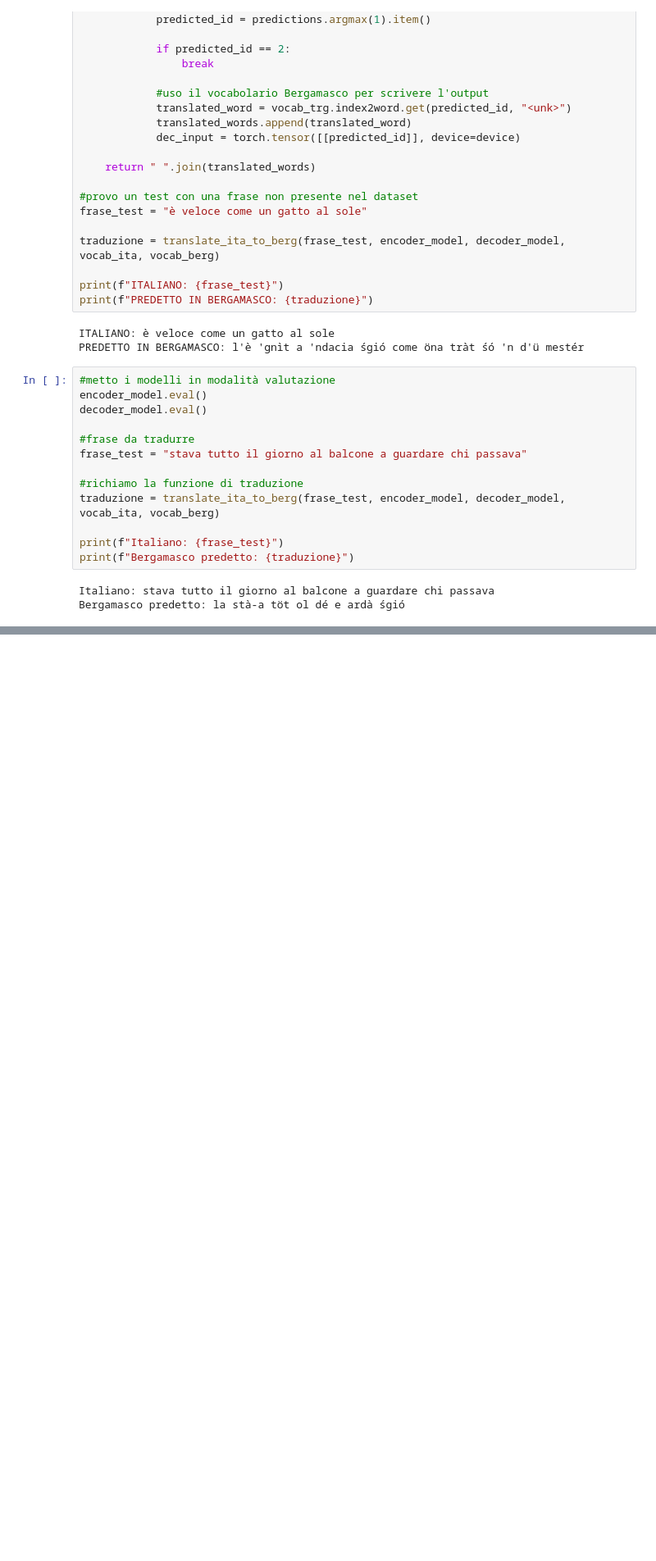
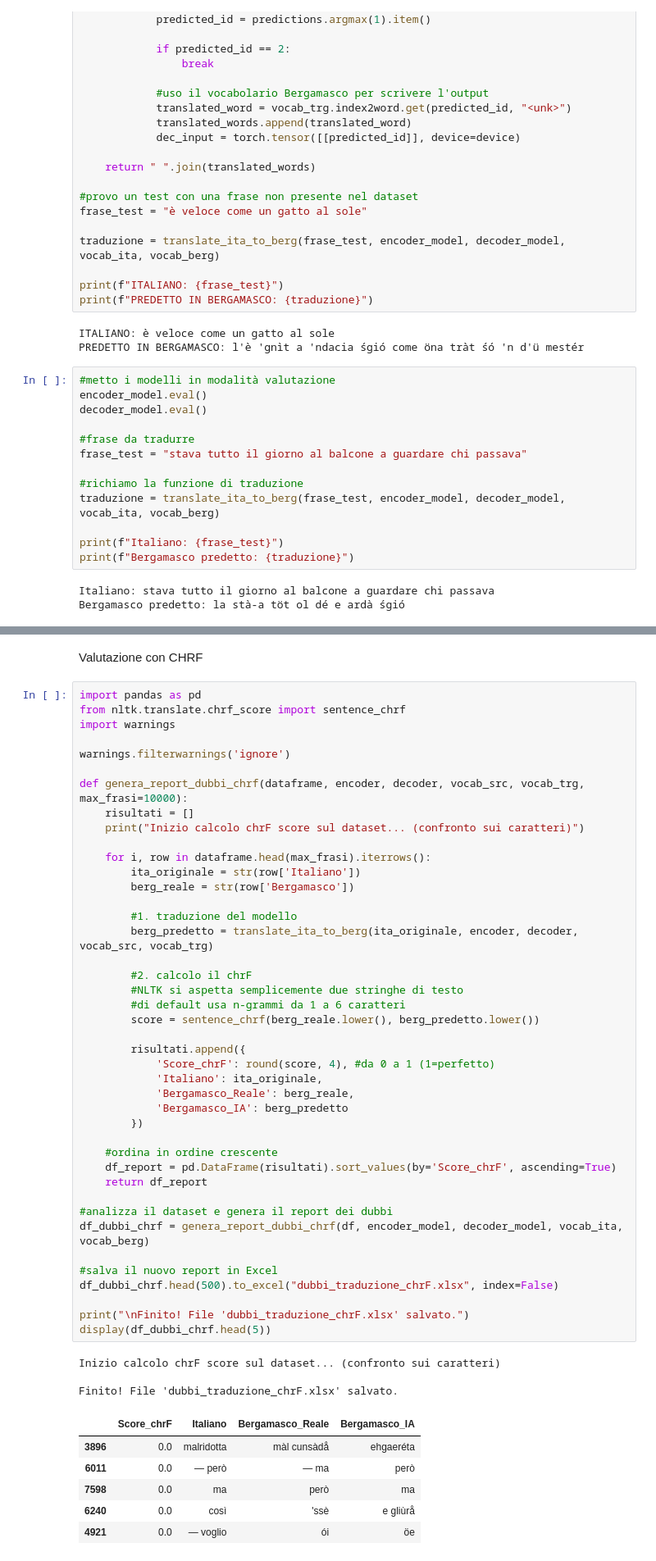
Before and after one commit to filippobonfanti/Tesi, a Jupyter notebook: 1_Modello_RNN_Attention_Ita_Berg.ipynb, the cells around one changed output, grey strips where cells are left out. Shown at 82% size. Cells and saved outputs as stored; diff of their text form; blank space fills up the shorter version.

```diff
--- a/1_Modello_RNN_Attention_Ita_Berg.ipynb
+++ b/1_Modello_RNN_Attention_Ita_Berg.ipynb
@@ -423,0 +482,54 @@ Bergamasco predetto: la stà-a töt ol dé e ardà śgió
+# %% [markdown]
+Valutazione con CHRF
+# %%
+import pandas as pd
+from nltk.translate.chrf_score import sentence_chrf
+import warnings
+
+warnings.filterwarnings('ignore')
+
+def genera_report_dubbi_chrf(dataframe, encoder, decoder, vocab_src, vocab_trg, max_frasi=10000):
+    risultati = []
+    print("Inizio calcolo chrF score sul dataset... (confronto sui caratteri)")
+
+    for i, row in dataframe.head(max_frasi).iterrows():
+        ita_originale = str(row['Italiano'])
+        berg_reale = str(row['Bergamasco'])
+
+        #1. traduzione del modello
+        berg_predetto = translate_ita_to_berg(ita_originale, encoder, decoder, vocab_src, vocab_trg)
+
+        #2. calcolo il chrF
+        #NLTK si aspetta semplicemente due stringhe di testo
+        #di default usa n-grammi da 1 a 6 caratteri
+        score = sentence_chrf(berg_reale.lower(), berg_predetto.lower())
+
+        risultati.append({
+            'Score_chrF': round(score, 4), #da 0 a 1 (1=perfetto)
+            'Italiano': ita_originale,
+            'Bergamasco_Reale': berg_reale,
+            'Bergamasco_IA': berg_predetto
+        })
+
+    #ordina in ordine crescente
+    df_report = pd.DataFrame(risultati).sort_values(by='Score_chrF', ascending=True)
+    return df_report
+
+#analizza il dataset e genera il report dei dubbi
+df_dubbi_chrf = genera_report_dubbi_chrf(df, encoder_model, decoder_model, vocab_ita, vocab_berg)
+
+#salva il nuovo report in Excel
+df_dubbi_chrf.head(500).to_excel("dubbi_traduzione_chrF.xlsx", index=False)
+
+print("\nFinito! File 'dubbi_traduzione_chrF.xlsx' salvato.")
+display(df_dubbi_chrf.head(5))
+# %% [output]
+Inizio calcolo chrF score sul dataset... (confronto sui caratteri)
+
+Finito! File 'dubbi_traduzione_chrF.xlsx' salvato.
+|  | Score_chrF | Italiano | Bergamasco_Reale | Bergamasco_IA |
+| 3896 | 0.0 | malridotta | màl cunsàdå | ehgaeréta |
+| 6011 | 0.0 | — però | — ma | però |
+| 7598 | 0.0 | ma | però | ma |
+| 6240 | 0.0 | così | 'ssè | e gliùrå |
+| 4921 | 0.0 | — voglio | ói | öe |
```
Also changed, not shown: parts of 2 cells of this notebook, 2 other files.
